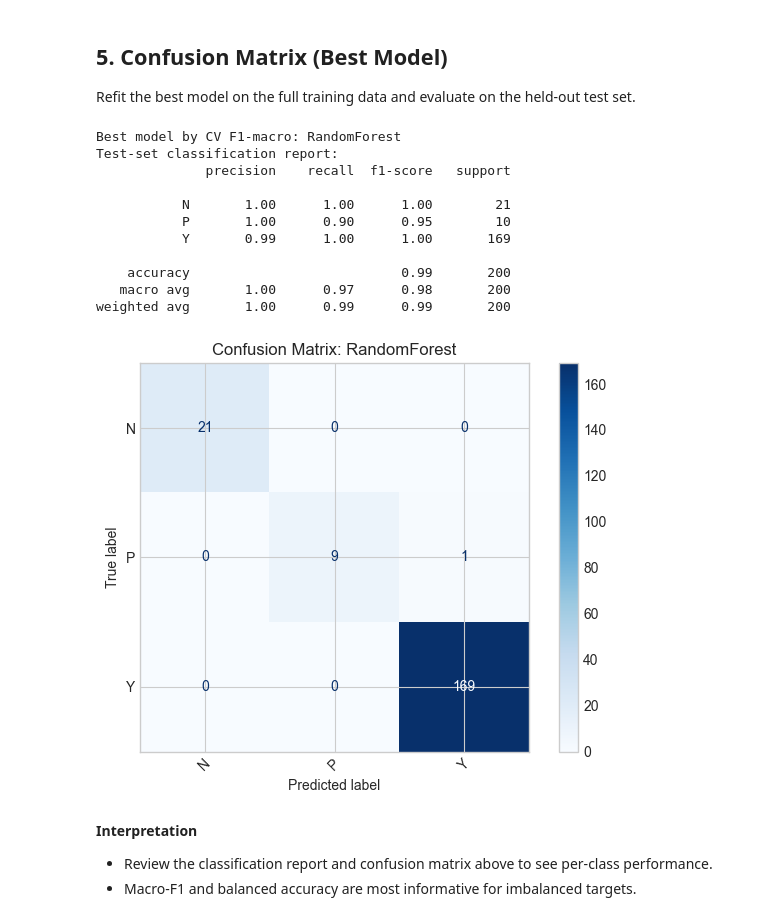
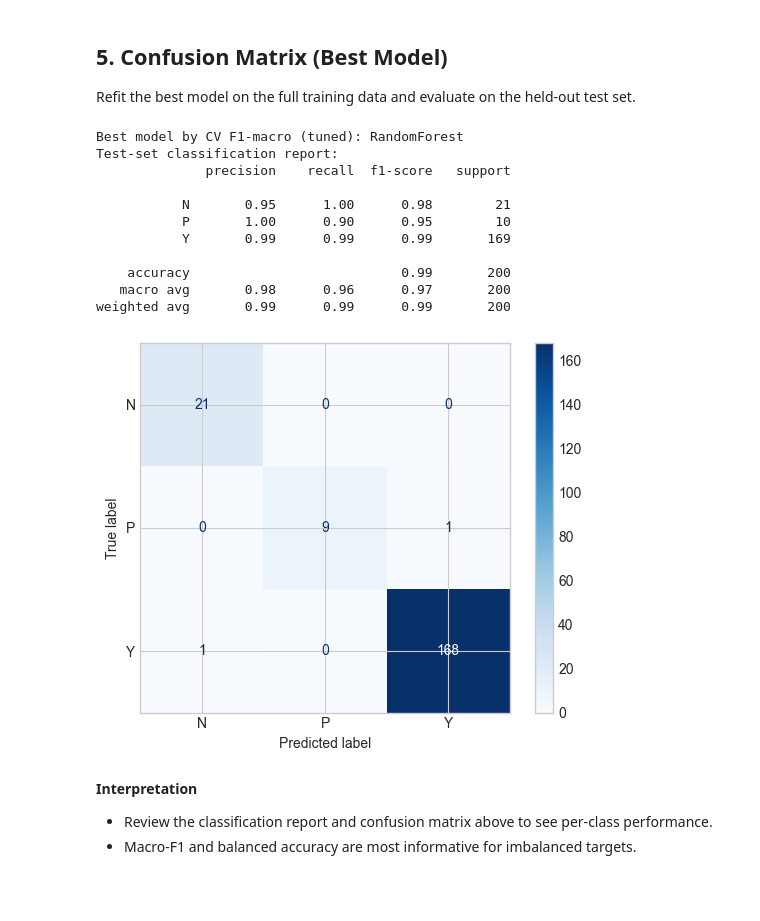
Before and after one commit to Abhay1Dhakl/diabetes-nyp-classification-clustering, a Jupyter notebook: notebooks/02_classification.ipynb, the cells around one changed output. Drawn from its saved outputs; the diff is of its cells as text; code cells hidden in the pictures; blank space fills up the shorter version.

```diff
--- a/notebooks/02_classification.ipynb
+++ b/notebooks/02_classification.ipynb
@@ -387,42 +496,47 @@ display(pivot.sort_values("delta_f1_macro", ascending=False))
 
 Refit the best model on the full training data and evaluate on the held-out test set.
 # %%
-if not results_df.empty:
+best_name = None
+best_model = None
+source = "baseline"
+
+if "tuned_results_df" in globals() and not tuned_results_df.empty:
+    best_name = tuned_results_df.iloc[0]["model"]
+    best_model = tuned_models[best_name]
+    source = "tuned"
+elif not results_df.empty:
     best_name = results_df.iloc[0]["model"]
-    print(f"Best model by CV F1-macro: {best_name}")
-
-    # Refit the best model on full training data
     if best_name == "LogReg":
         best_model = baseline_model
     else:
         best_model = models[best_name]
 
+if best_name is not None and best_model is not None:
+    print(f"Best model by CV F1-macro ({source}): {best_name}")
+
+    # Refit the best model on full training data
     best_model.fit(X_train, y_train)
     best_preds = best_model.predict(X_test)
 
     print("Test-set classification report:")
     print(classification_report(y_test, best_preds, zero_division=0))
 
-    labels = np.unique(y_test)
-    cm = confusion_matrix(y_test, best_preds, labels=labels)
-    disp = ConfusionMatrixDisplay(confusion_matrix=cm, display_labels=labels)
-    disp.plot(cmap="Blues", xticks_rotation=45)
-    plt.title(f"Confusion Matrix: {best_name}")
-    plt.tight_layout()
-    plt.show()
+    cm = confusion_matrix(y_test, best_preds, labels=sorted(y.unique()))
+    disp = ConfusionMatrixDisplay(confusion_matrix=cm, display_labels=sorted(y.unique()))
+    disp.plot(cmap="Blues")
 # %% [output]
-Best model by CV F1-macro: RandomForest
+Best model by CV F1-macro (tuned): RandomForest
 Test-set classification report:
               precision    recall  f1-score   support
 
-           N       1.00      1.00      1.00        21
+           N       0.95      1.00      0.98        21
            P       1.00      0.90      0.95        10
-           Y       0.99      1.00      1.00       169
+           Y       0.99      0.99      0.99       169
 
     accuracy                           0.99       200
-   macro avg       1.00      0.97      0.98       200
-weighted avg       1.00      0.99      0.99       200
+   macro avg       0.98      0.96      0.97       200
+weighted avg       0.99      0.99      0.99       200
-[figure, old version]
+[figure, new version]
 # %% [markdown]
 **Interpretation**
 
```
Also changed, not shown: parts of 5 cells of this notebook, 4 other files.
